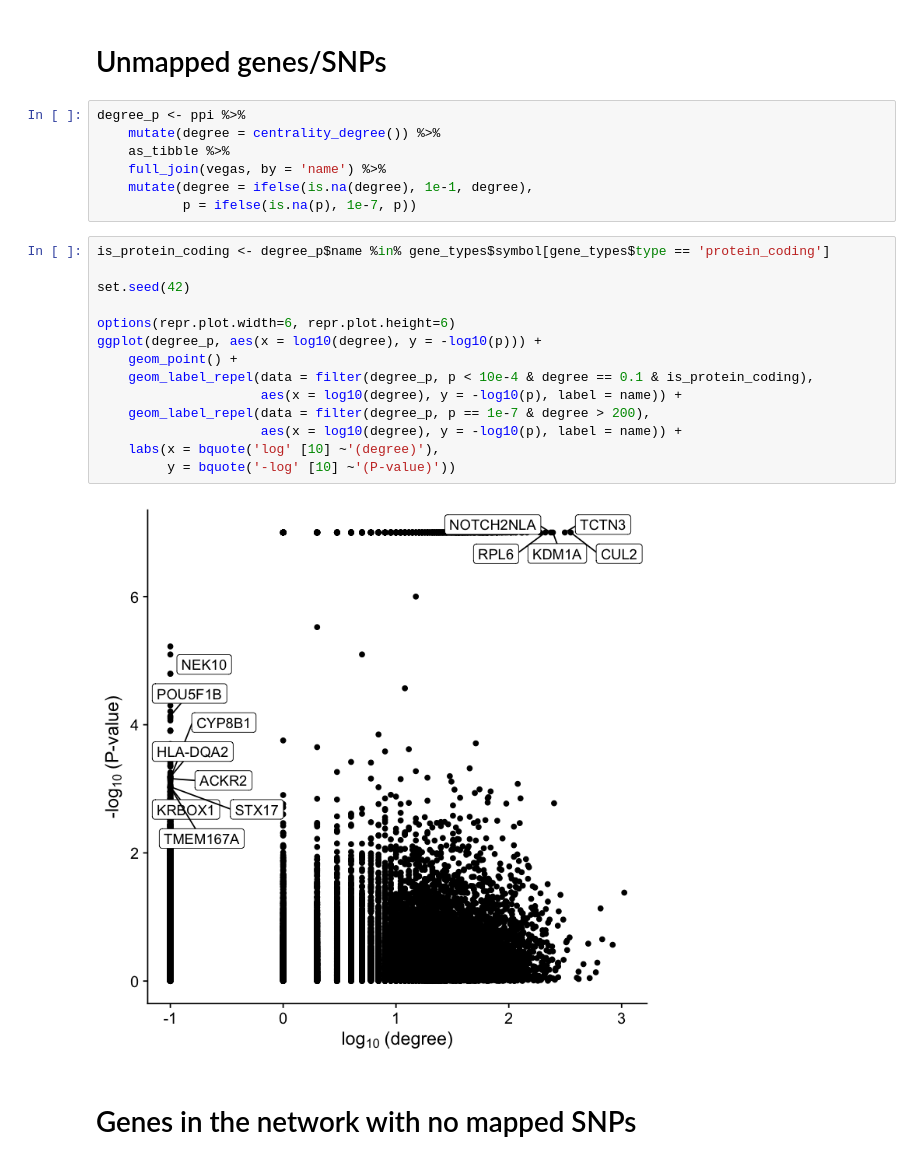
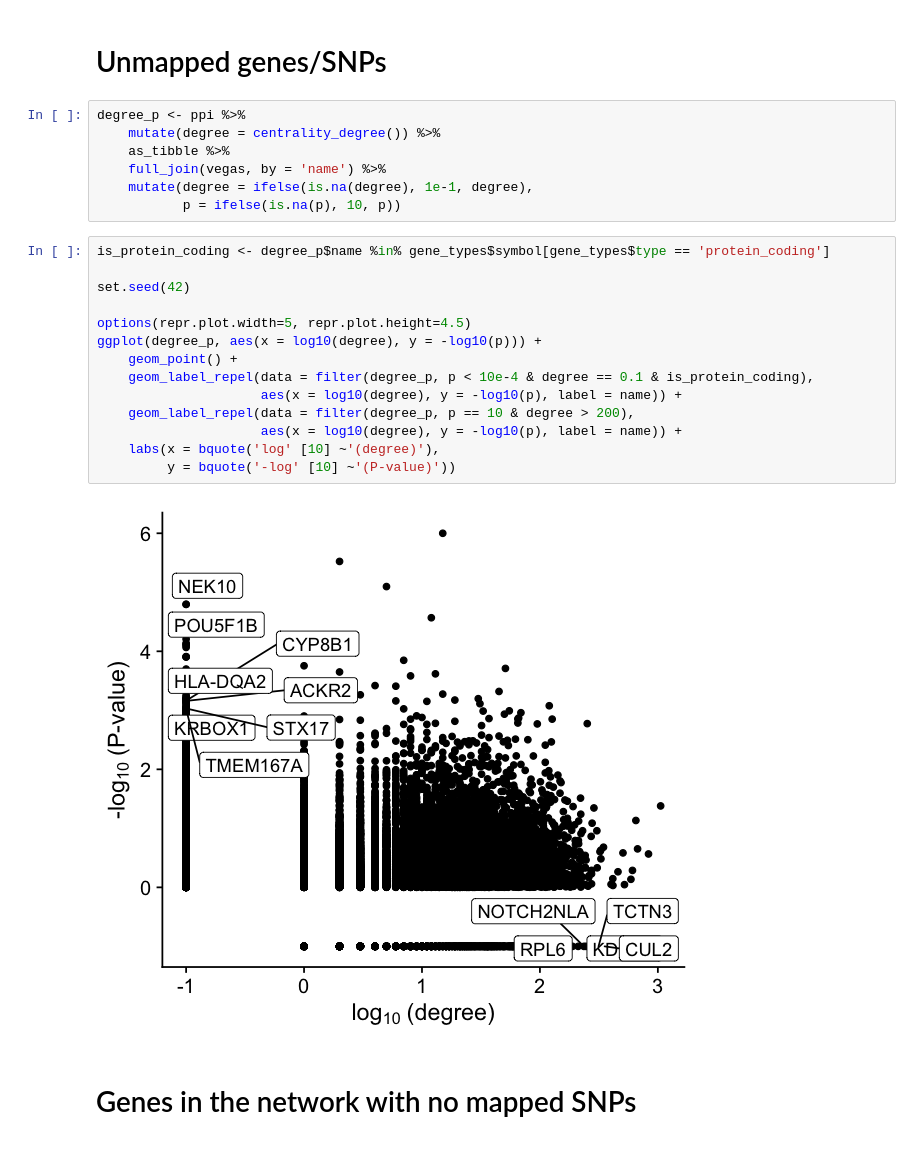
Before and after one commit to hclimente/genewa, a Jupyter notebook: doc/bad_genes.ipynb, the cells around one changed output. Drawn from its saved outputs; the diff is of its cells as text.

```diff
--- a/doc/bad_genes.ipynb
+++ b/doc/bad_genes.ipynb
@@ -93,23 +93,23 @@ degree_p <- ppi %>%
     as_tibble %>%
     full_join(vegas, by = 'name') %>%
     mutate(degree = ifelse(is.na(degree), 1e-1, degree),
-           p = ifelse(is.na(p), 1e-7, p))
+           p = ifelse(is.na(p), 10, p))
 # %%
 is_protein_coding <- degree_p$name %in% gene_types$symbol[gene_types$type == 'protein_coding']
 
 set.seed(42)
 
-options(repr.plot.width=6, repr.plot.height=6)
+options(repr.plot.width=5, repr.plot.height=4.5)
 ggplot(degree_p, aes(x = log10(degree), y = -log10(p))) +
     geom_point() +
     geom_label_repel(data = filter(degree_p, p < 10e-4 & degree == 0.1 & is_protein_coding),
                      aes(x = log10(degree), y = -log10(p), label = name)) +
-    geom_label_repel(data = filter(degree_p, p == 1e-7 & degree > 200),
+    geom_label_repel(data = filter(degree_p, p == 10 & degree > 200),
                      aes(x = log10(degree), y = -log10(p), label = name)) +
     labs(x = bquote('log' [10] ~'(degree)'),
          y = bquote('-log' [10] ~'(P-value)'))
 # %% [output]
-[figure, old version]
+[figure, new version]
 # %% [markdown]
 # Genes in the network with no mapped SNPs
 # %%
```
Also changed, not shown: parts of 7 cells of this notebook, 23 other files.
